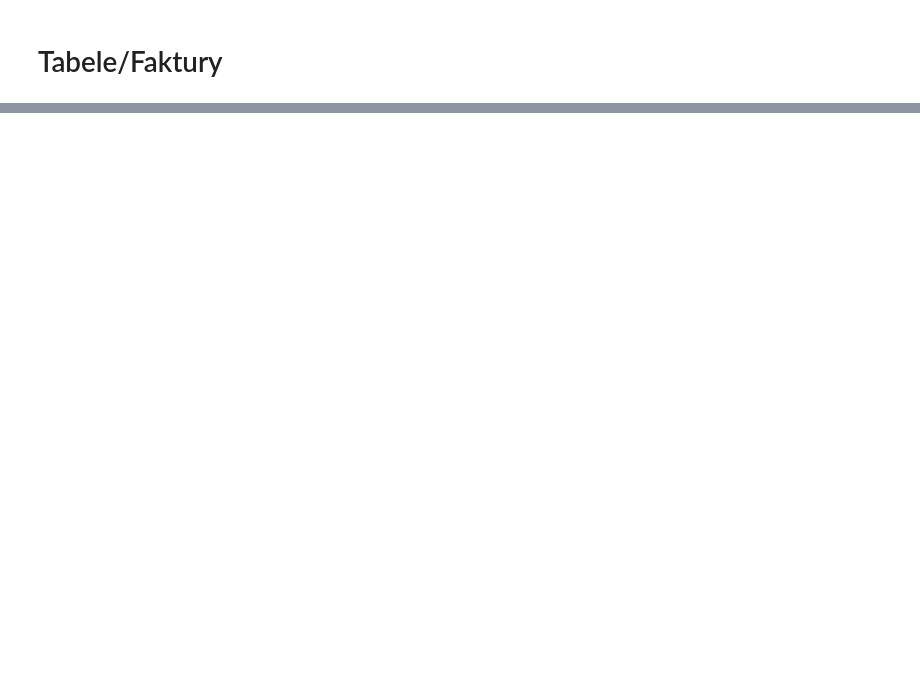
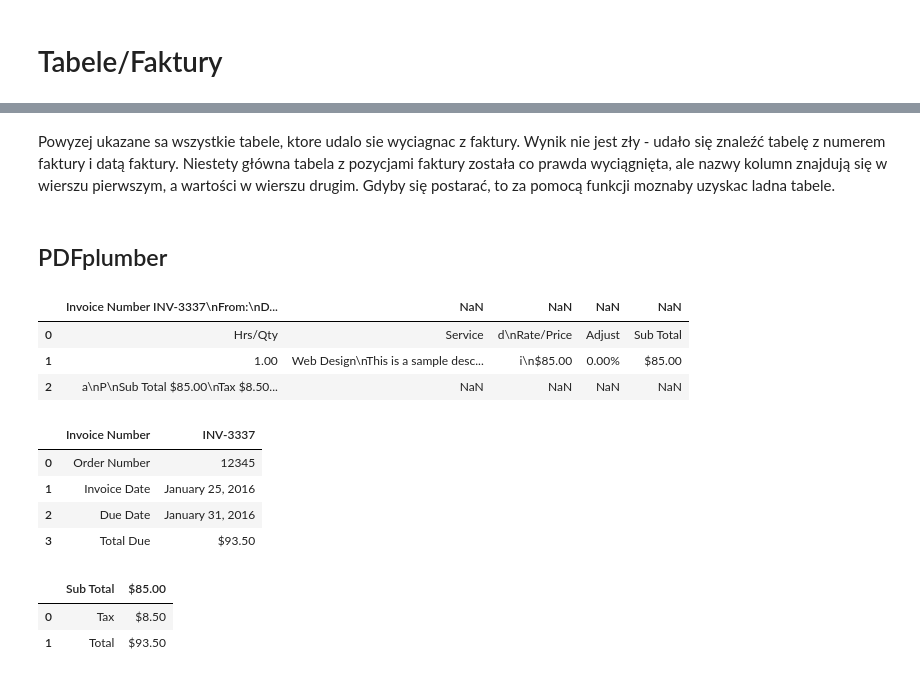
Before and after one commit to kacpro94/PDF-extracting-libraries-comparasion, a Jupyter notebook: projekt.ipynb, the cells around one changed output, grey strips where cells are left out. Drawn from its saved outputs; the diff is of its cells as text; code cells hidden in the pictures; blank space fills up the shorter version.

```diff
--- a/projekt.ipynb
+++ b/projekt.ipynb
@@ -587,0 +269,38 @@ Wymiary tabeli: (5, 5) (Wiersze x Kolumny)
+# %% [markdown]
+Powyzej ukazane sa wszystkie tabele, ktore udalo sie wyciagnac z faktury. Wynik nie jest zły - udało się znaleźć tabelę z numerem faktury i datą faktury. Niestety główna tabela z pozycjami faktury została co prawda wyciągnięta, ale nazwy kolumn znajdują się w wierszu pierwszym, a wartości w wierszu drugim. Gdyby się postarać, to za pomocą funkcji moznaby uzyskac ladna tabele.
+# %% [markdown]
+## PDFplumber
+# %%
+tables_all=[]
+try:
+    with pdfplumber.open("data/invoices/wordpress-pdf-invoice-plugin-sample.pdf") as pdf:
+        for i, page in enumerate(pdf.pages):
+            tables = page.extract_tables()
+
+            for table_data in tables:
+                    if not table_data or len(table_data) < 1:
+                        continue
+                    headers = table_data[0]
+                    rows = table_data[1:]
+
+                    df = pd.DataFrame(rows)
+                    df.columns = headers
+                    tables_all.append(df)
+except Exception as e:
+        print(f"❌ Błąd podczas przetwarzania: {e}")
+
+for table in tables_all:
+     display(table)
+# %% [output]
+|  | Invoice Number INV-3337\nFrom:\nD... | NaN | NaN | NaN | NaN |
+| 0 | Hrs/Qty | Service | d\nRate/Price | Adjust | Sub Total |
+| 1 | 1.00 | Web Design\nThis is a sample desc... | i\n$85.00 | 0.00% | $85.00 |
+| 2 | a\nP\nSub Total $85.00\nTax $8.50... | NaN | NaN | NaN | NaN |
+|  | Invoice Number | INV-3337 |
+| 0 | Order Number | 12345 |
+| 1 | Invoice Date | January 25, 2016 |
+| 2 | Due Date | January 31, 2016 |
+| 3 | Total Due | $93.50 |
+|  | Sub Total | $85.00 |
+| 0 | Tax | $8.50 |
+| 1 | Total | $93.50 |
```
Also changed, not shown: parts of 24 cells of this notebook.
